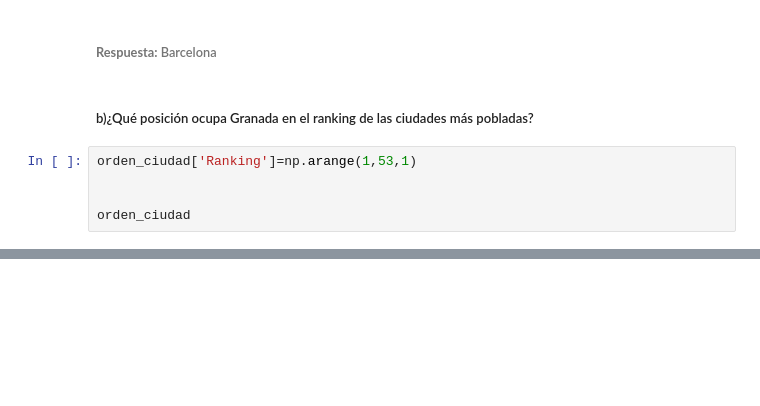
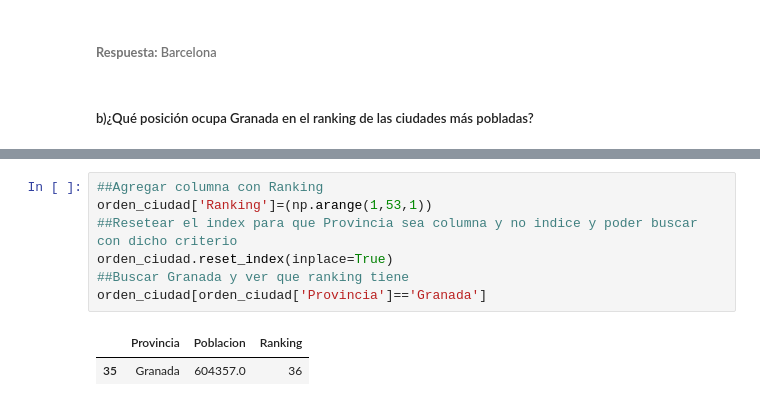
Before and after one commit to LeoContreras8/Laboratorio3, a Jupyter notebook: Laboratorio3.ipynb, the cells around one changed output, grey strips where cells are left out. Cells and saved outputs as stored; diff of their text form; blank space fills up the shorter version.

```diff
--- a/Laboratorio3.ipynb
+++ b/Laboratorio3.ipynb
@@ -219,8 +219,3 @@ orden_ciudad.tail(2)
 ###### **Respuesta:** Barcelona
 # %% [markdown]
 ##### b)¿Qué posición ocupa Granada en el ranking de las ciudades más pobladas?
-# %%
-orden_ciudad['Ranking']=np.arange(1,53,1)
-
-
-orden_ciudad
@@ -245,0 +222,10 @@ orden_ciudad
+# %%
+##Agregar columna con Ranking
+orden_ciudad['Ranking']=(np.arange(1,53,1))
+##Resetear el index para que Provincia sea columna y no indice y poder buscar con dicho criterio
+orden_ciudad.reset_index(inplace=True)
+##Buscar Granada y ver que ranking tiene
+orden_ciudad[orden_ciudad['Provincia']=='Granada']
+# %% [output]
+|  | Provincia | Poblacion | Ranking |
+| 35 | Granada | 604357.0 | 36 |
```
Also changed, not shown: parts of 1 cell of this notebook.
